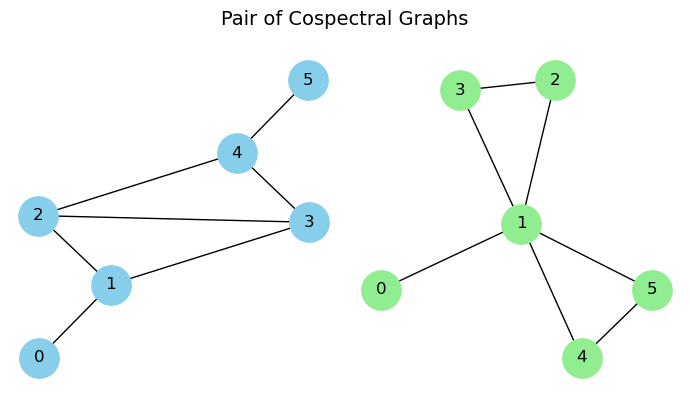
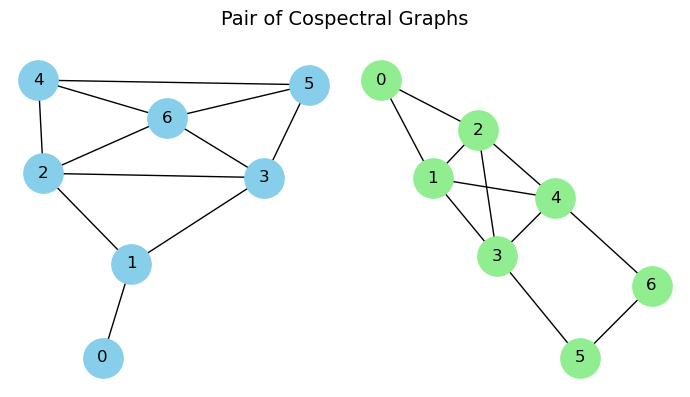
The notebook cell's code change between the first figure and the second:
--- before
+++ after
@@ -1,5 +1,2 @@
-import networkx as nx
-import numpy as np
-
 # Adjacency matrix for Graph 1
 adj1 = np.array([
@@ -24,28 +21,35 @@
 ])
 
-G1 = nx.from_numpy_array(adj1)
-G2 = nx.from_numpy_array(adj2)
+W1_eigvals, W2_eigvals, A1_eigvals, A2_eigvals, G1, G2 = compute_zfs_transf_Gramian_spectra_of_given_two_graphs(adj1=adj1, adj2=adj2, matrix='adjacency')
+# W1_eigvals, W2_eigvals, L1_eigvals, L2_eigvals = compute_zfs_transf_Gramian_spectra_of_given_two_graphs(adj1=adj1, adj2=adj2, matrix='laplacian')
 
-fig, (ax1, ax2) = plt.subplots(1, 2, figsize=(7, 4))
-fig.suptitle("Pair of Cospectral Graphs", fontsize=14)
-nx.draw(G1, ax=ax1, with_labels=True, node_color='skyblue', node_size=800)
-nx.draw(G2, ax=ax2, with_labels=True, node_color='lightgreen', node_size=800)
-plt.tight_layout()
-plt.show()
 
-# 1. Verify they are NOT isomorphic
-isomorphic = nx.is_isomorphic(G1, G2)
+G3 = deepcopy(G1)
+print(G3.edges())
+G3.remove_edge(0,1)
+print(G3.edges())
+for node in list(G3.nodes())[2:]:
+    G3.add_edge(0, node)
+print(G3.edges())
 
-# 2. Compare their spectrum (eigenvalues)
-spec1, _ = real_eigval_and_eigvec_for_potentially_nonsymmetric_matrix(adj1)
-spec2, _ = real_eigval_and_eigvec_for_potentially_nonsymmetric_matrix(adj2)
-# spec1 = np.sort(nx.adjacency_spectrum(G1))
-# spec2 = np.sort(nx.adjacency_spectrum(G2))
-print(f"Spec1: {(np.round(spec1, 4))}")
-print(f"Spec2: {np.round(spec2, 4)}")
+adj3 = nx.to_numpy_array(G3)
+diff_mat_1_3 = adj1 - adj3
+diff_mat_1_3_eigvals, _ = real_eigval_and_eigvec_for_potentially_nonsymmetric_matrix(diff_mat_1_3)
+print(f"diff_mat_1_3_eigvals: {diff_mat_1_3_eigvals}")
 
-# Round to handle floating point precision
-are_cospectral = np.allclose(spec1, spec2)
+print(f"spec_dist(adj1, adj3): {spectral_distance(adj1, adj3)}")
+print(f"bound: {2*np.sqrt(6)}")
 
-print(f"Are they isomorphic? {isomorphic}")
-print(f"Are they cospectral? {are_cospectral}")
+
+G4 = deepcopy(G2)
+print(G4.edges())
+G4.remove_edges_from([(2,3), (2,4), (3,4)])#, (3,4)
+print(G4.edges())
+
+adj4 = nx.to_numpy_array(G4)
+diff_mat_2_4 = adj2 - adj4
+diff_mat_2_4_eigvals, _ = real_eigval_and_eigvec_for_potentially_nonsymmetric_matrix(diff_mat_2_4)
+print(f"diff_mat_2_4_eigvals: {diff_mat_2_4_eigvals}")
+
+print(f"spec_dist(adj2, adj4): {spectral_distance(adj2, adj4)}")
+print(f"bound: {3*2}")

Commit: some updates